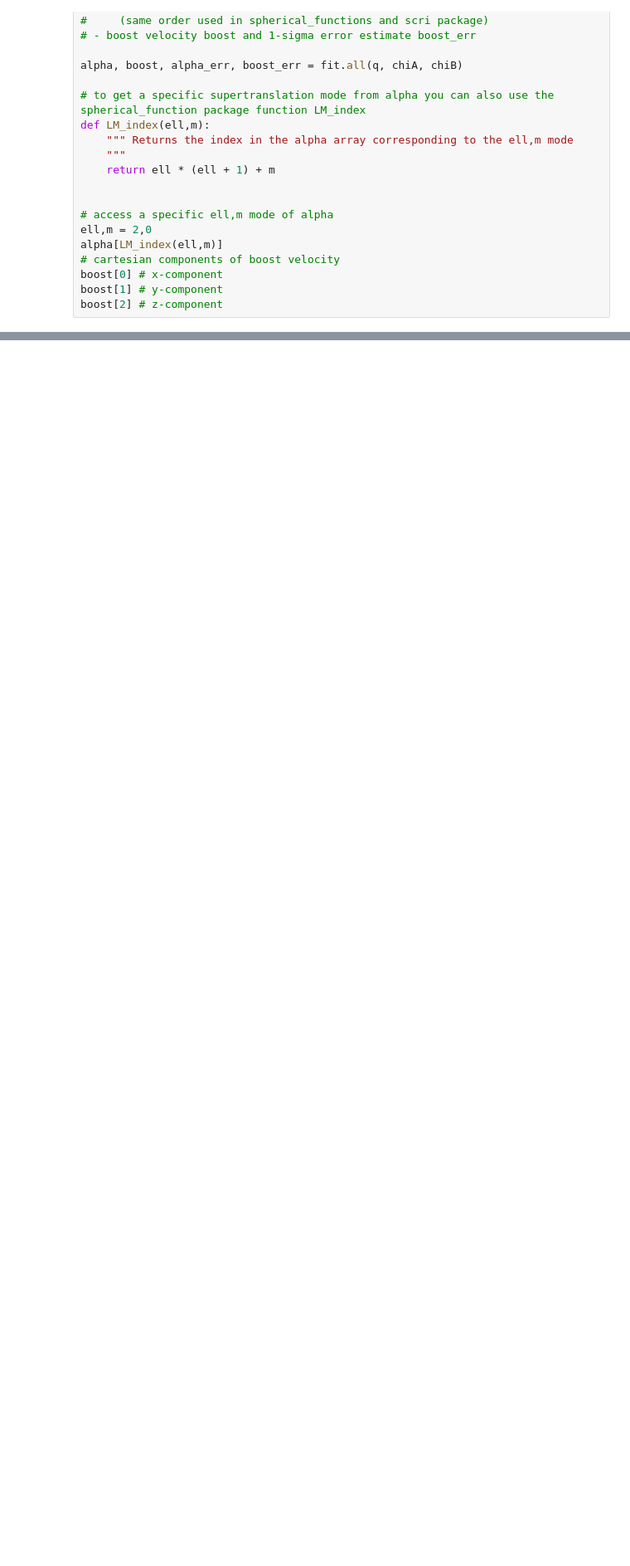
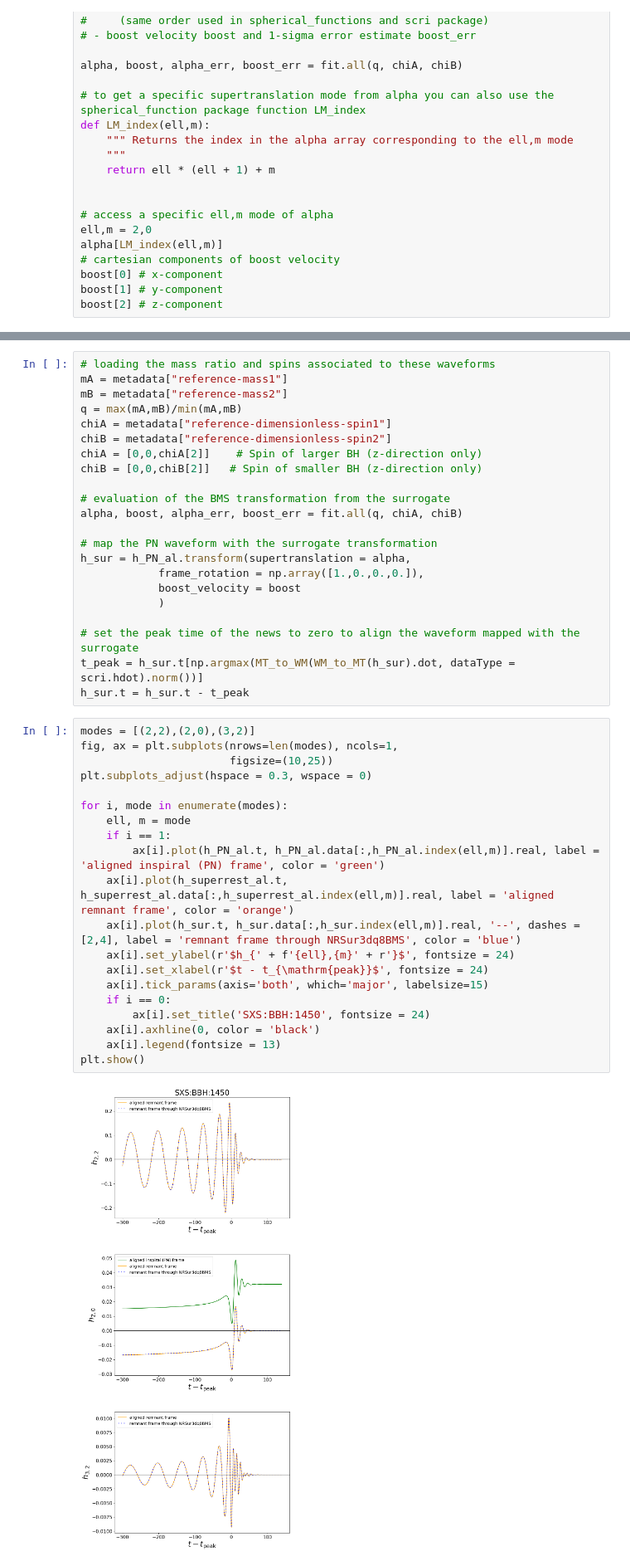
Before and after one commit to vijayvarma392/surfinBH, a Jupyter notebook: examples/example_3dq8BMS.ipynb, the cells around one changed output, grey strips where cells are left out. Shown: that part at 83% size. Saved outputs shown, nothing was run; the diff lists cells and outputs as text; blank space fills up the shorter version.

Commit message:
Added waveform examples in example_3dq8BMS.ipynb

```diff
--- a/examples/example_3dq8BMS.ipynb
+++ b/examples/example_3dq8BMS.ipynb
@@ -70,0 +97,44 @@ boost[2] # z-component
+# %%
+# loading the mass ratio and spins associated to these waveforms
+mA = metadata["reference-mass1"]
+mB = metadata["reference-mass2"]
+q = max(mA,mB)/min(mA,mB)
+chiA = metadata["reference-dimensionless-spin1"]
+chiB = metadata["reference-dimensionless-spin2"]
+chiA = [0,0,chiA[2]]    # Spin of larger BH (z-direction only)
+chiB = [0,0,chiB[2]]   # Spin of smaller BH (z-direction only)
+
+# evaluation of the BMS transformation from the surrogate
+alpha, boost, alpha_err, boost_err = fit.all(q, chiA, chiB)
+
+# map the PN waveform with the surrogate transformation
+h_sur = h_PN_al.transform(supertranslation = alpha,
+            frame_rotation = np.array([1.,0.,0.,0.]),
+            boost_velocity = boost
+            )
+
+# set the peak time of the news to zero to align the waveform mapped with the surrogate
+t_peak = h_sur.t[np.argmax(MT_to_WM(WM_to_MT(h_sur).dot, dataType = scri.hdot).norm())]
+h_sur.t = h_sur.t - t_peak
+# %%
+modes = [(2,2),(2,0),(3,2)]
+fig, ax = plt.subplots(nrows=len(modes), ncols=1,
+                       figsize=(10,25))
+plt.subplots_adjust(hspace = 0.3, wspace = 0)
+
+for i, mode in enumerate(modes):
+    ell, m = mode
+    if i == 1:
+        ax[i].plot(h_PN_al.t, h_PN_al.data[:,h_PN_al.index(ell,m)].real, label = 'aligned inspiral (PN) frame', color = 'green')
+    ax[i].plot(h_superrest_al.t, h_superrest_al.data[:,h_superrest_al.index(ell,m)].real, label = 'aligned remnant frame', color = 'orange')
+    ax[i].plot(h_sur.t, h_sur.data[:,h_sur.index(ell,m)].real, '--', dashes = [2,4], label = 'remnant frame through NRSur3dq8BMS', color = 'blue')
+    ax[i].set_ylabel(r'$h_{' + f'{ell},{m}' + r'}$', fontsize = 24)
+    ax[i].set_xlabel(r'$t - t_{\mathrm{peak}}$', fontsize = 24)
+    ax[i].tick_params(axis='both', which='major', labelsize=15)
+    if i == 0:
+        ax[i].set_title('SXS:BBH:1450', fontsize = 24)
+    ax[i].axhline(0, color = 'black')
+    ax[i].legend(fontsize = 13)
+plt.show()
+# %% [output]
+[figure, added]
```
Also changed, not shown: parts of 7 cells of this notebook, 7 other files.
